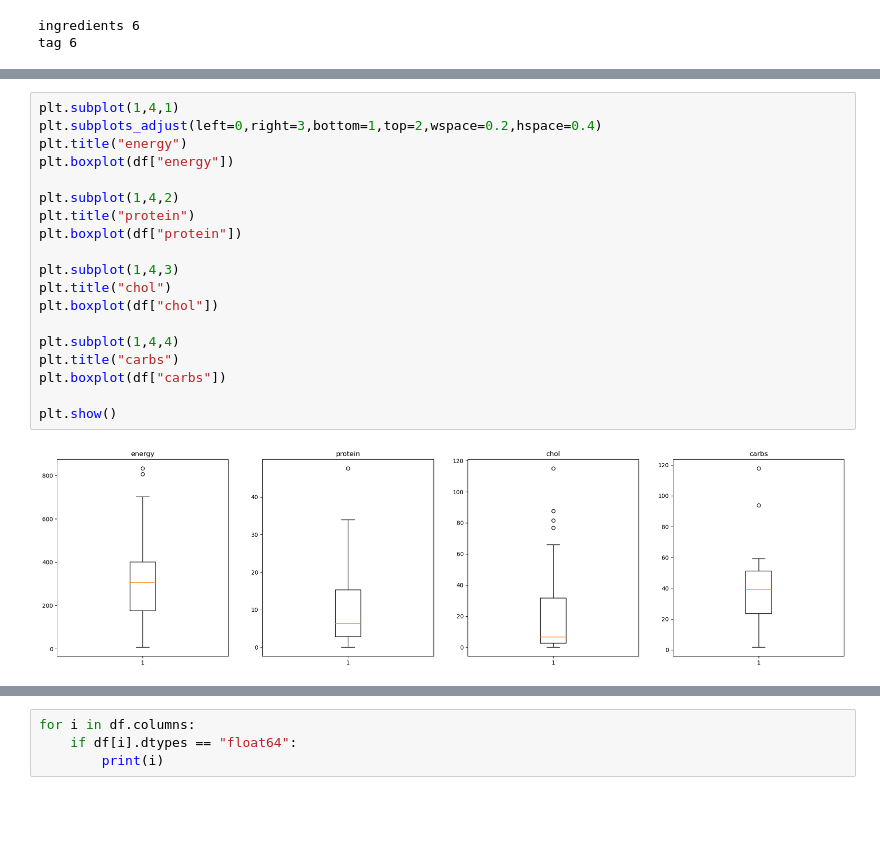
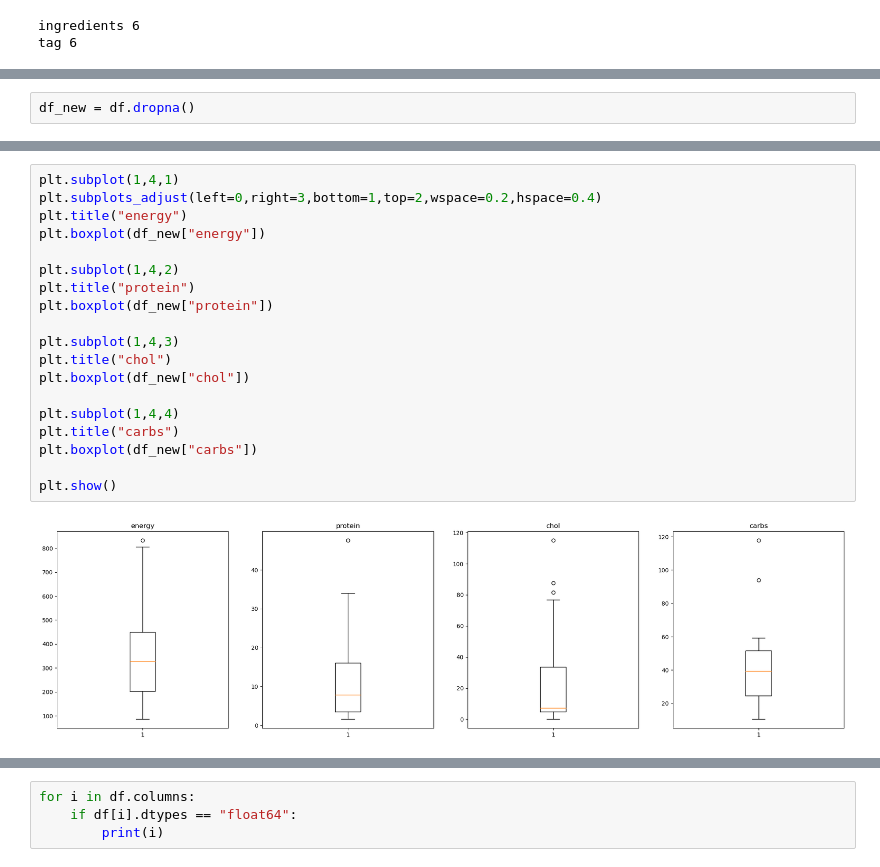
Before and after one commit to siddheshkadam21/Kaggle-Mcdonalds, a Jupyter notebook: mcdonalds.ipynb, the cells around one changed output, grey strips where cells are left out. Saved outputs shown, nothing was run; the diff lists cells and outputs as text; blank space fills up the shorter version.

```diff
--- a/mcdonalds.ipynb
+++ b/mcdonalds.ipynb
@@ -81,0 +85,2 @@ tag 6
+# %%
+df_new = df.dropna()
@@ -98,24 +107,24 @@ plt.show()
 # %%
 plt.subplot(1,4,1)
 plt.subplots_adjust(left=0,right=3,bottom=1,top=2,wspace=0.2,hspace=0.4)
 plt.title("energy")
-plt.boxplot(df["energy"])
+plt.boxplot(df_new["energy"])
 
 plt.subplot(1,4,2)
 plt.title("protein")
-plt.boxplot(df["protein"])
+plt.boxplot(df_new["protein"])
 
 plt.subplot(1,4,3)
 plt.title("chol")
-plt.boxplot(df["chol"])
+plt.boxplot(df_new["chol"])
 
 plt.subplot(1,4,4)
 plt.title("carbs")
-plt.boxplot(df["carbs"])
+plt.boxplot(df_new["carbs"])
 
 plt.show()
 # %% [output]
-[figure, old version]
+[figure, new version]
 # %%
 plt.subplot(1,3,1)
 plt.subplots_adjust(left=0,right=3,bottom=1,top=2,wspace=0.2,hspace=0.4)
```
Also changed, not shown: parts of 23 cells of this notebook.
